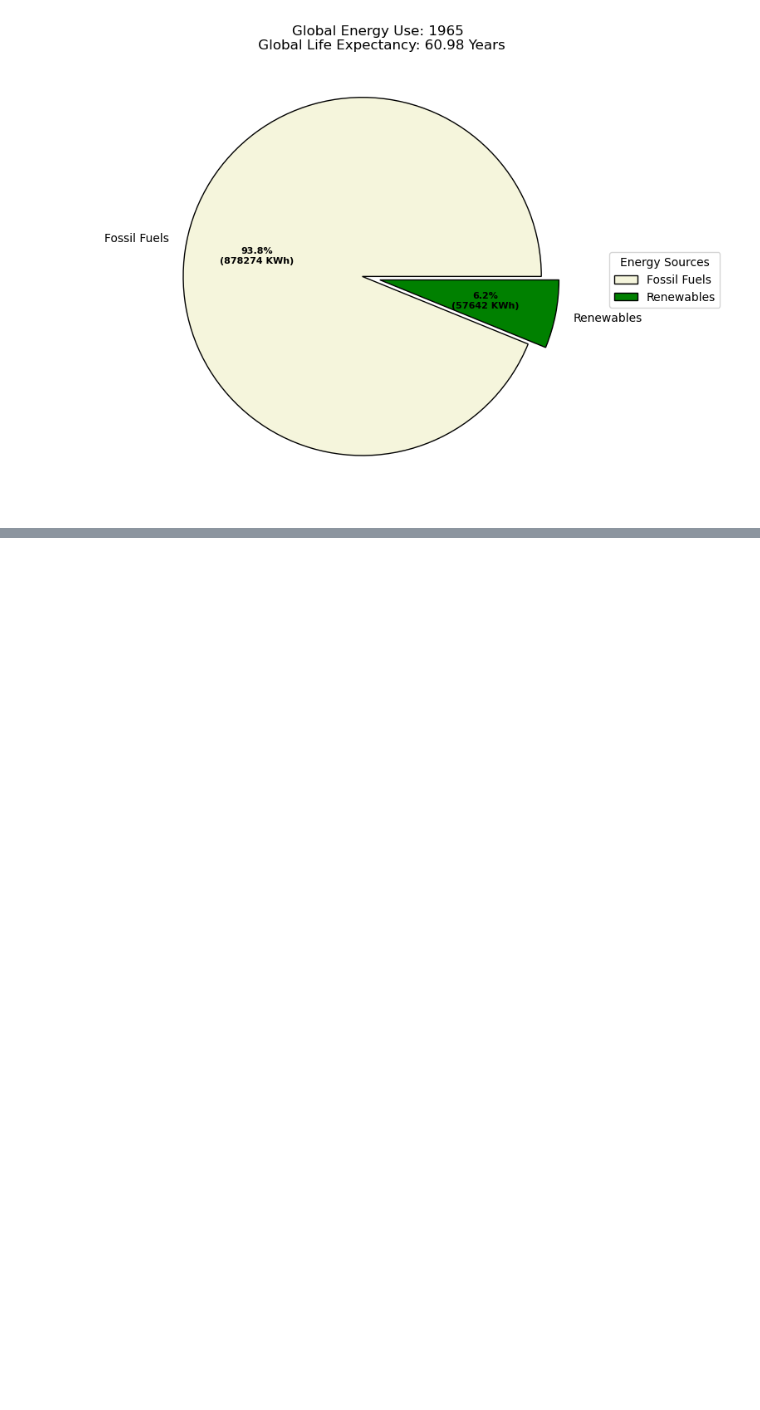
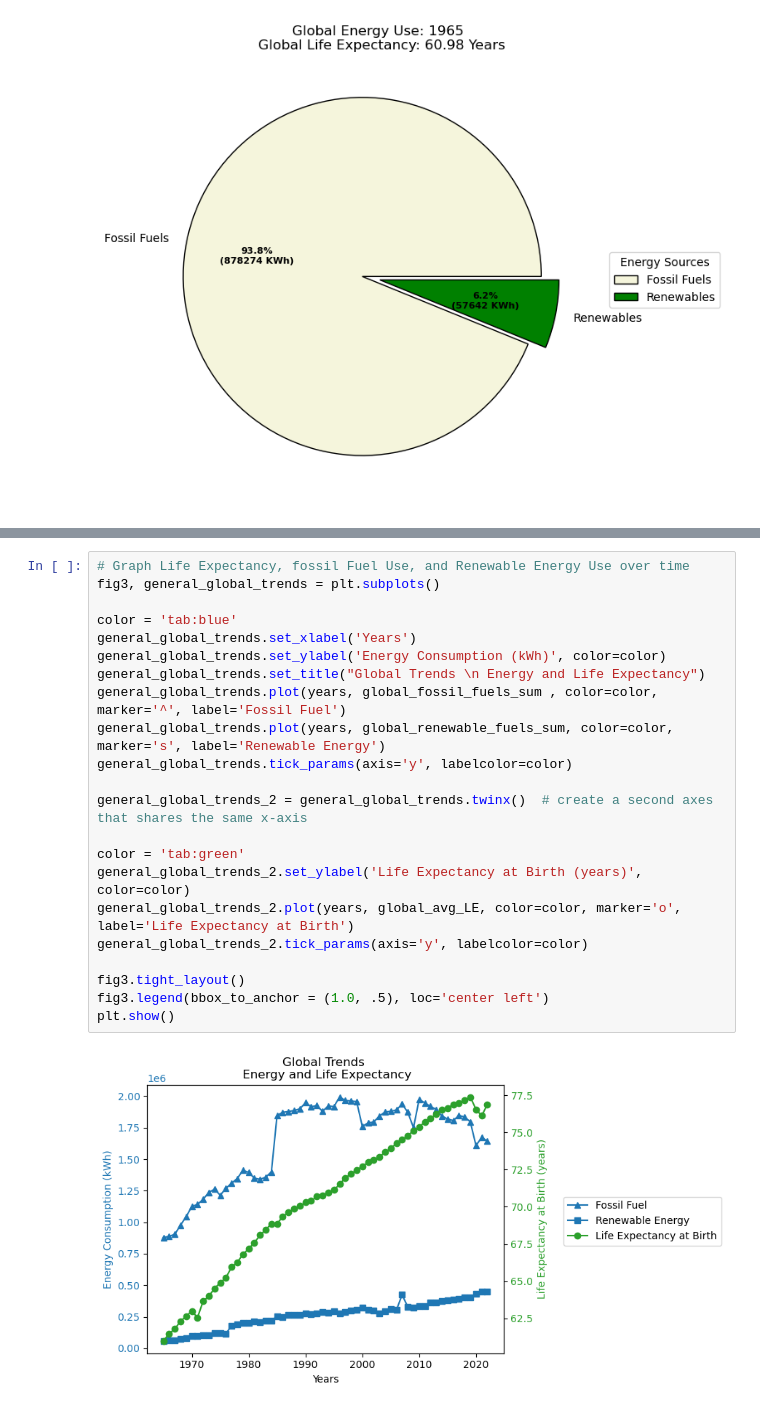
Before and after one commit to Faith-Hall/Group-Project-1, a Jupyter notebook: analysis_3.ipynb, the cells around one changed output, grey strips where cells are left out. Drawn from its saved outputs; the diff is of its cells as text; blank space fills up the shorter version.

```diff
--- a/analysis_3.ipynb
+++ b/analysis_3.ipynb
@@ -204,3 +204,27 @@ fig_1965.set_title(f"Global Energy Use: 2022 \n Global Life Expectancy: {global_
 plt.show()
 # %% [output]
 [figure]
+# %%
+# Graph Life Expectancy, fossil Fuel Use, and Renewable Energy Use over time
+fig3, general_global_trends = plt.subplots()
+
+color = 'tab:blue'
+general_global_trends.set_xlabel('Years')
+general_global_trends.set_ylabel('Energy Consumption (kWh)', color=color)
+general_global_trends.set_title("Global Trends \n Energy and Life Expectancy")
+general_global_trends.plot(years, global_fossil_fuels_sum , color=color, marker='^', label='Fossil Fuel')
+general_global_trends.plot(years, global_renewable_fuels_sum, color=color, marker='s', label='Renewable Energy')
+general_global_trends.tick_params(axis='y', labelcolor=color)
+
+general_global_trends_2 = general_global_trends.twinx()  # create a second axes that shares the same x-axis
+
+color = 'tab:green'
+general_global_trends_2.set_ylabel('Life Expectancy at Birth (years)', color=color)
+general_global_trends_2.plot(years, global_avg_LE, color=color, marker='o', label='Life Expectancy at Birth')
+general_global_trends_2.tick_params(axis='y', labelcolor=color)
+
+fig3.tight_layout()
+fig3.legend(bbox_to_anchor = (1.0, .5), loc='center left')
+plt.show()
+# %% [output]
+[figure, added]
```
Also changed, not shown: parts of 1 cell of this notebook.
